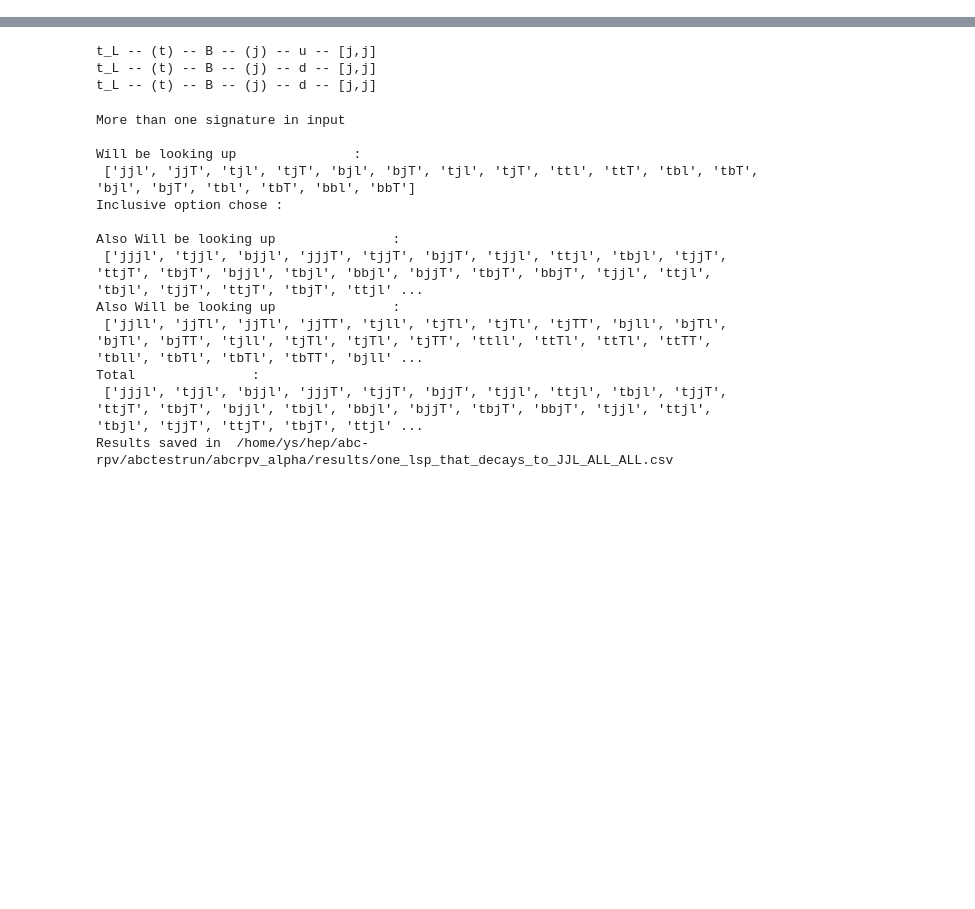
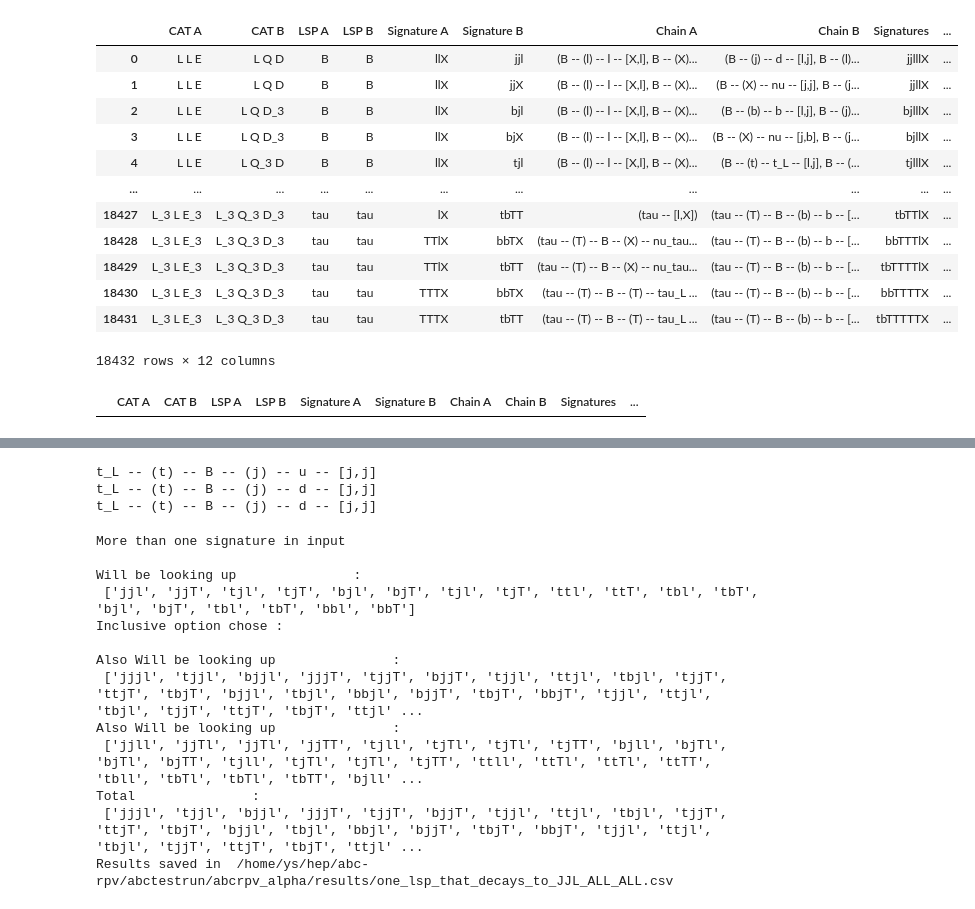
Before and after one commit to kys-sheng/abc-rpv, a Jupyter notebook: improve.ipynb, the cells around one changed output, grey strips where cells are left out. Cells and saved outputs as stored; diff of their text form; code cells hidden in the pictures; blank space fills up the shorter version.

```diff
--- a/improve.ipynb
+++ b/improve.ipynb
@@ -2,0 +116,22 @@ import abcrpv_alpha as rpv
+# %%
+x
+# %% [output]
+|  | CAT A | CAT B | LSP A | LSP B | Signature A | Signature B | Chain A | Chain B | Signatures | ... |
+| 0 | L L E | L Q D | B | B | llX | jjl | (B -- (l) -- l -- [X,l], B -- (X)... | (B -- (j) -- d -- [l,j], B -- (l)... | jjlllX | ... |
+| 1 | L L E | L Q D | B | B | llX | jjX | (B -- (l) -- l -- [X,l], B -- (X)... | (B -- (X) -- nu -- [j,j], B -- (j... | jjllX | ... |
+| 2 | L L E | L Q D_3 | B | B | llX | bjl | (B -- (l) -- l -- [X,l], B -- (X)... | (B -- (b) -- b -- [l,j], B -- (j)... | bjlllX | ... |
+| 3 | L L E | L Q D_3 | B | B | llX | bjX | (B -- (l) -- l -- [X,l], B -- (X)... | (B -- (X) -- nu -- [j,b], B -- (j... | bjllX | ... |
+| 4 | L L E | L Q_3 D | B | B | llX | tjl | (B -- (l) -- l -- [X,l], B -- (X)... | (B -- (t) -- t_L -- [l,j], B -- (... | tjlllX | ... |
+| ... | ... | ... | ... | ... | ... | ... | ... | ... | ... | ... |
+| 18427 | L_3 L E_3 | L_3 Q_3 D_3 | tau | tau | lX | tbTT | (tau -- [l,X]) | (tau -- (T) -- B -- (b) -- b -- [... | tbTTlX | ... |
+| 18428 | L_3 L E_3 | L_3 Q_3 D_3 | tau | tau | TTlX | bbTX | (tau -- (T) -- B -- (X) -- nu_tau... | (tau -- (T) -- B -- (b) -- b -- [... | bbTTTlX | ... |
+| 18429 | L_3 L E_3 | L_3 Q_3 D_3 | tau | tau | TTlX | tbTT | (tau -- (T) -- B -- (X) -- nu_tau... | (tau -- (T) -- B -- (b) -- b -- [... | tbTTTTlX | ... |
+| 18430 | L_3 L E_3 | L_3 Q_3 D_3 | tau | tau | TTTX | bbTX | (tau -- (T) -- B -- (T) -- tau_L ... | (tau -- (T) -- B -- (b) -- b -- [... | bbTTTTX | ... |
+| 18431 | L_3 L E_3 | L_3 Q_3 D_3 | tau | tau | TTTX | tbTT | (tau -- (T) -- B -- (T) -- tau_L ... | (tau -- (T) -- B -- (b) -- b -- [... | tbTTTTTX | ... |
+18432 rows × 12 columns
+# %%
+x["Chain A"] = x["Chain A"].map(frozenset)
+x["Chain B"] = x["Chain B"].map(frozenset)
+x[x.duplicated()]
+# %% [output]
+|  | CAT A | CAT B | LSP A | LSP B | Signature A | Signature B | Chain A | Chain B | Signatures | ... |
```
Also changed, not shown: parts of 14 cells of this notebook, 49 other files.
